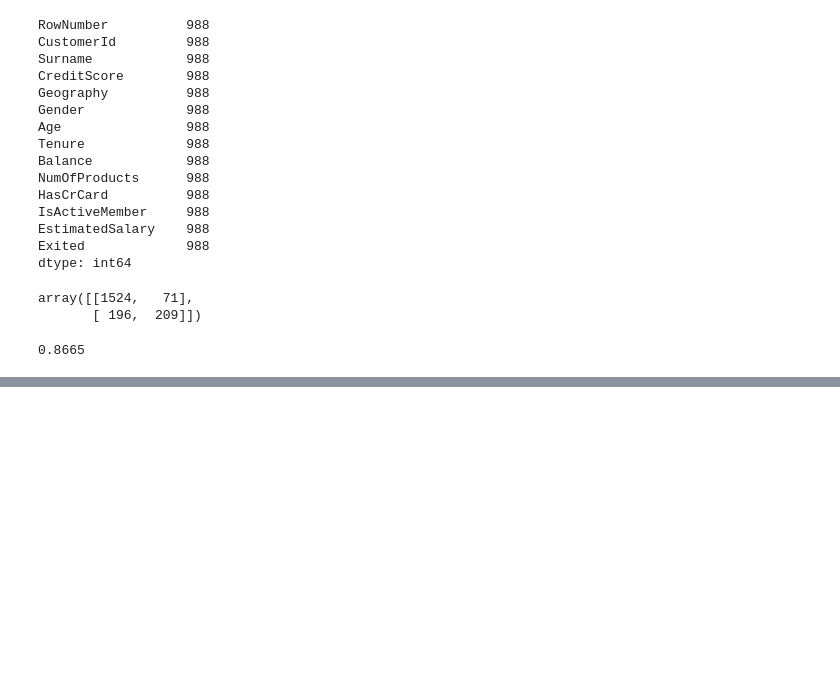
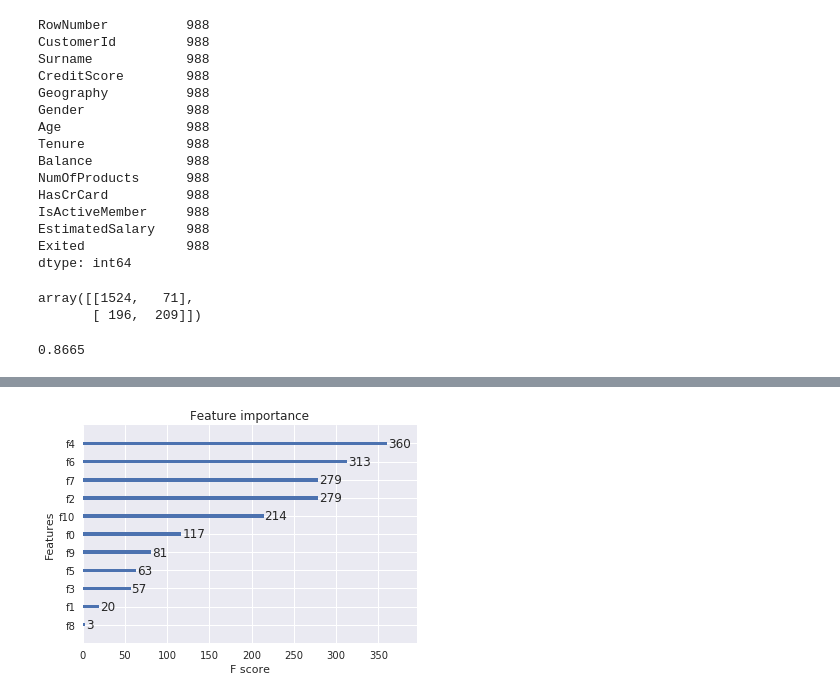
Before and after one commit to amlolex50/Data-analysis, a Jupyter notebook: Customer churn model.ipynb, the cells around one changed output, grey strips where cells are left out. Cells and saved outputs as stored; diff of their text form; code cells hidden in the pictures; blank space fills up the shorter version.

```diff
--- a/Customer churn model.ipynb
+++ b/Customer churn model.ipynb
@@ -210,0 +226,6 @@ accuracy_score(y_test, Y_pred)
+# %%
+# plot feature importance in order of relivance
+plot_importance(model)
+plt.show()
+# %% [output]
+[figure, added]
```
Also changed, not shown: parts of 5 cells of this notebook.
